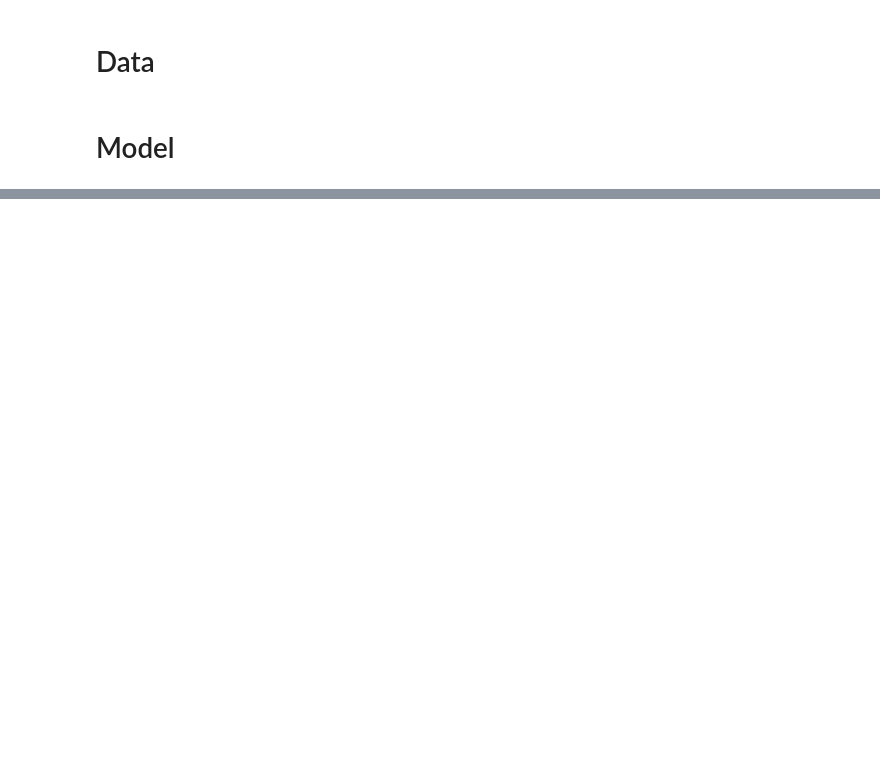
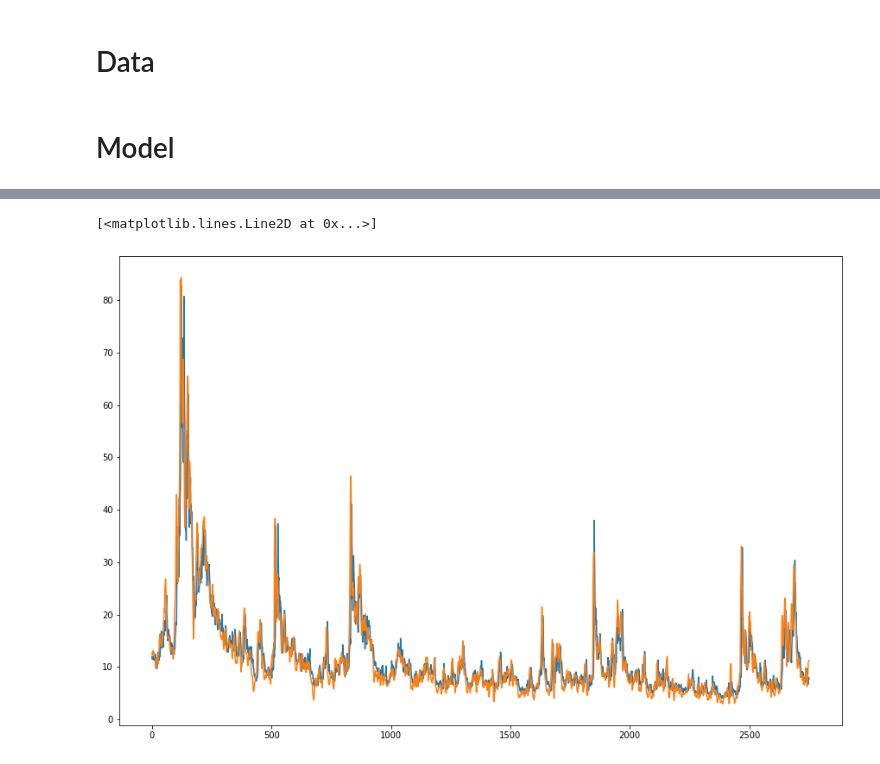
Before and after one commit to eadains/VolatilityTrading, a Jupyter notebook: real_vol_forecast.ipynb, the cells around one changed output, grey strips where cells are left out. Saved outputs shown, nothing was run; the diff lists cells and outputs as text; code cells hidden in the pictures; blank space fills up the shorter version.

```diff
--- a/real_vol_forecast.ipynb
+++ b/real_vol_forecast.ipynb
@@ -96,0 +205,7 @@ model_spec = """
+# %%
+point_forecast = np.mean(y_tilde, axis=0)
+plt.plot(point_forecast)
+plt.plot(model_data.observed_data.y.values)
+# %% [output]
+[<matplotlib.lines.Line2D at 0x...>]
+[figure, added]
```
Also changed, not shown: parts of 16 cells of this notebook, 1 other file.
